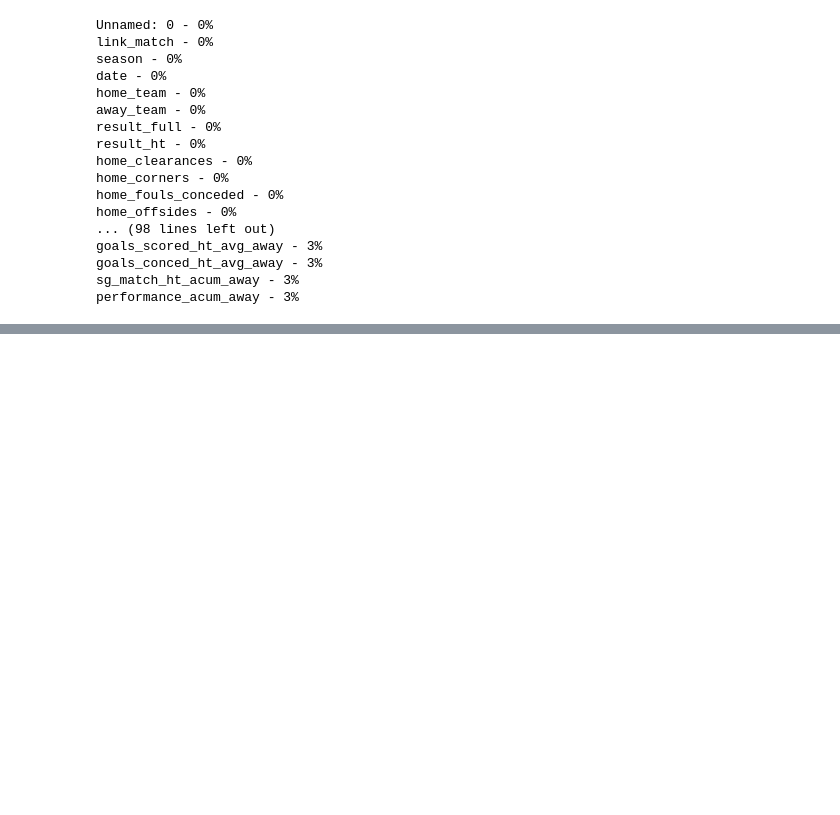
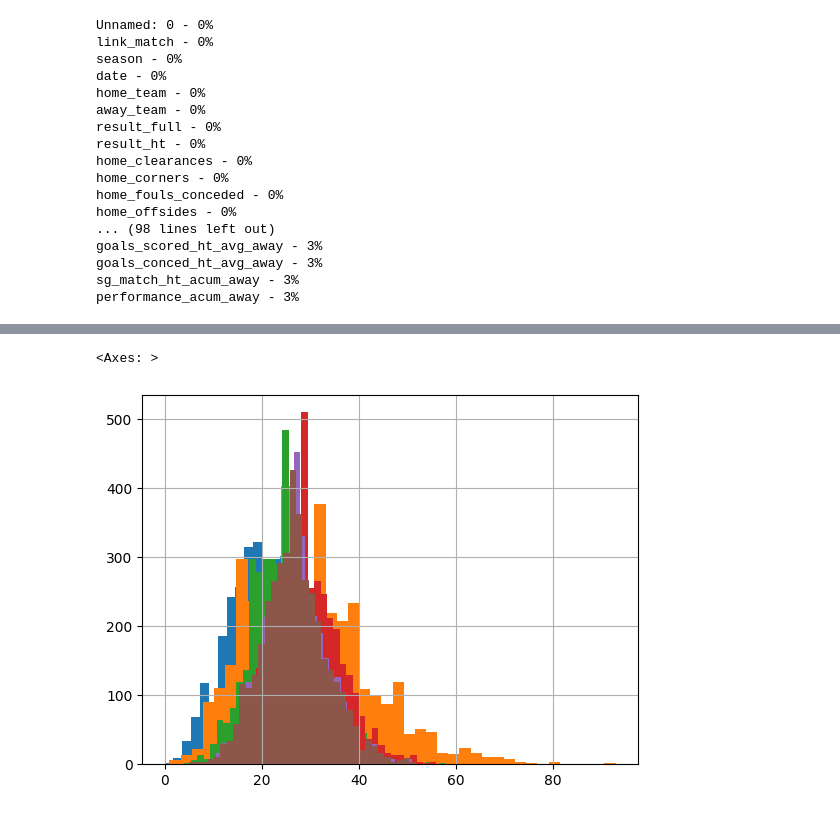
Before and after one commit to carlosgilrodrigo/TFM, a Jupyter notebook: TFM_CarlosGilRodrigo.ipynb, the cells around one changed output, grey strips where cells are left out. Cells and saved outputs as stored; diff of their text form; code cells hidden in the pictures; blank space fills up the shorter version.

```diff
--- a/TFM_CarlosGilRodrigo.ipynb
+++ b/TFM_CarlosGilRodrigo.ipynb
@@ -30,7 +30,7 @@ drive.mount('/content/drive')
 Drive already mounted at /content/drive; to attempt to forcibly remount, call drive.mount("/content/drive", force_remount=True).
 # %%
 #Lectura de datos
-df = pd.read_csv('/content/drive/MyDrive/TFM/df_full_premierleague.csv')
+df = pd.read_csv('/content/drive/MyDrive/TFM/df_full_premierleague.csv', decimal='.')
 # %% [markdown]
 Comprobación de los tipos de datos y del número de instancias.
 # %%
@@ -126,3 +126,21 @@ goals_scored_ht_avg_away - 3%
 goals_conced_ht_avg_away - 3%
 sg_match_ht_acum_away - 3%
 performance_acum_away - 3%
+# %%
+# Lista de las columnas a tratar con un 3% de valores nulos
+cols_nulos_3 = ['clearances_avg_home', 'corners_avg_home', 'fouls_conceded_avg_home', 'offsides_avg_home', 'passes_avg_home', 'possession_avg_home', 'red_cards_avg_home', 'shots_avg_home',
+                'shots_on_target_avg_home', 'tackles_avg_home', 'touches_avg_home', 'yellow_cards_avg_home', 'goals_scored_ft_avg_home', 'goals_conced_ft_avg_home', 'sg_match_ft_acum_home',
+                'goals_scored_ht_avg_home', 'goals_conced_ht_avg_home', 'sg_match_ht_acum_home', 'performance_acum_home', 'clearances_avg_away', 'corners_avg_away', 'fouls_conceded_avg_away',
+                'offsides_avg_away', 'passes_avg_away', 'possession_avg_away', 'red_cards_avg_away', 'shots_avg_away', 'shots_on_target_avg_away', 'tackles_avg_away', 'touches_avg_away',
+                'yellow_cards_avg_away', 'goals_scored_ft_avg_away', 'goals_conced_ft_avg_away', 'sg_match_ft_acum_away', 'goals_scored_ht_avg_away', 'goals_conced_ht_avg_away',
+                'sg_match_ht_acum_away', 'performance_acum_away']
+
+# Rellena los valores faltantes en cada columna con la media correspondiente
+for col in cols_nulos_3:
+    media = df[col].mean()
+    df[col].fillna(media, inplace=True)
+# %%
+#Porcentaje de missing values en cada columna tras rellenar los que tenían un 3% de valores nulos
+for col in df.columns:
+    pct_missing = np.mean(df[col].isnull())
+    print('{} - {}%'.format(col, round(pct_missing*100)))
@@ -128,0 +165,14 @@ performance_acum_away - 3%
+# %%
+# Lista de las columnas a tratar con un 5% de valores nulos
+cols_nulos_5 = [
+    'clearances_avg_H', 'corners_avg_H', 'fouls_conceded_avg_H', 'offsides_avg_H', 'passes_avg_H', 'possession_avg_H', 'red_cards_avg_H', 'shots_avg_H', 'shots_on_target_avg_H',
+    'tackles_avg_H', 'touches_avg_H', 'yellow_cards_avg_H', 'goals_scored_ft_avg_H', 'goals_conced_ft_avg_H', 'sg_match_ft_acum_H', 'goals_scored_ht_avg_H', 'goals_conced_ht_avg_H',
+    'sg_match_ht_acum_H', 'performance_acum_H', 'clearances_avg_A', 'corners_avg_A', 'fouls_conceded_avg_A', 'offsides_avg_A', 'passes_avg_A', 'possession_avg_A', 'red_cards_avg_A',
+    'shots_avg_A', 'shots_on_target_avg_A', 'tackles_avg_A', 'touches_avg_A', 'yellow_cards_avg_A', 'goals_scored_ft_avg_A', 'goals_conced_ft_avg_A', 'sg_match_ft_acum_A',
+    'goals_scored_ht_avg_A','goals_conced_ht_avg_A', 'sg_match_ht_acum_A', 'performance_acum_A'
+]
+
+# Rellena los valores faltantes en cada columna con la media correspondiente
+for col in cols_nulos_5:
+    media = df[col].mean()
+    df[col].fillna(media, inplace=True)
@@ -128,0 +208,10 @@ performance_acum_away - 3%
+# %%
+df['home_clearances'].hist(bins=40)
+df['away_clearances'].hist(bins=40)
+df['clearances_avg_H'].hist(bins=40)
+df['clearances_avg_A'].hist(bins=40)
+df['clearances_avg_home'].hist(bins=40)
+df['clearances_avg_away'].hist(bins=40)
+# %% [output]
+<Axes: >
+[figure, added]
```
Also changed, not shown: parts of 32 cells of this notebook.
